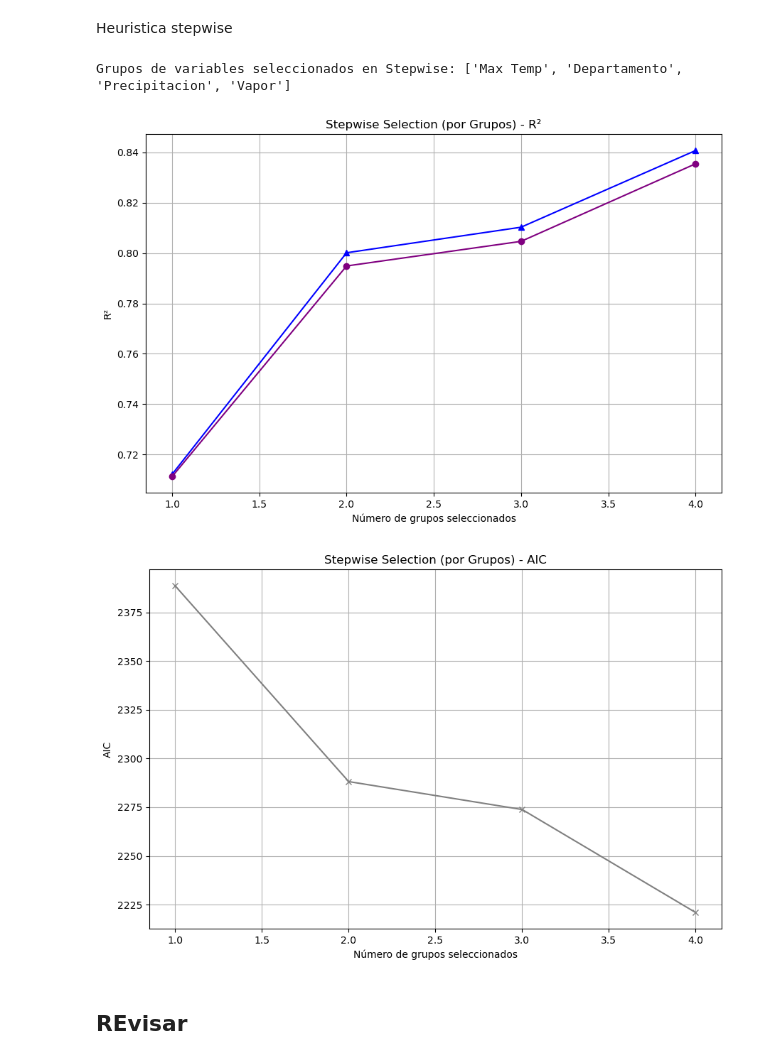
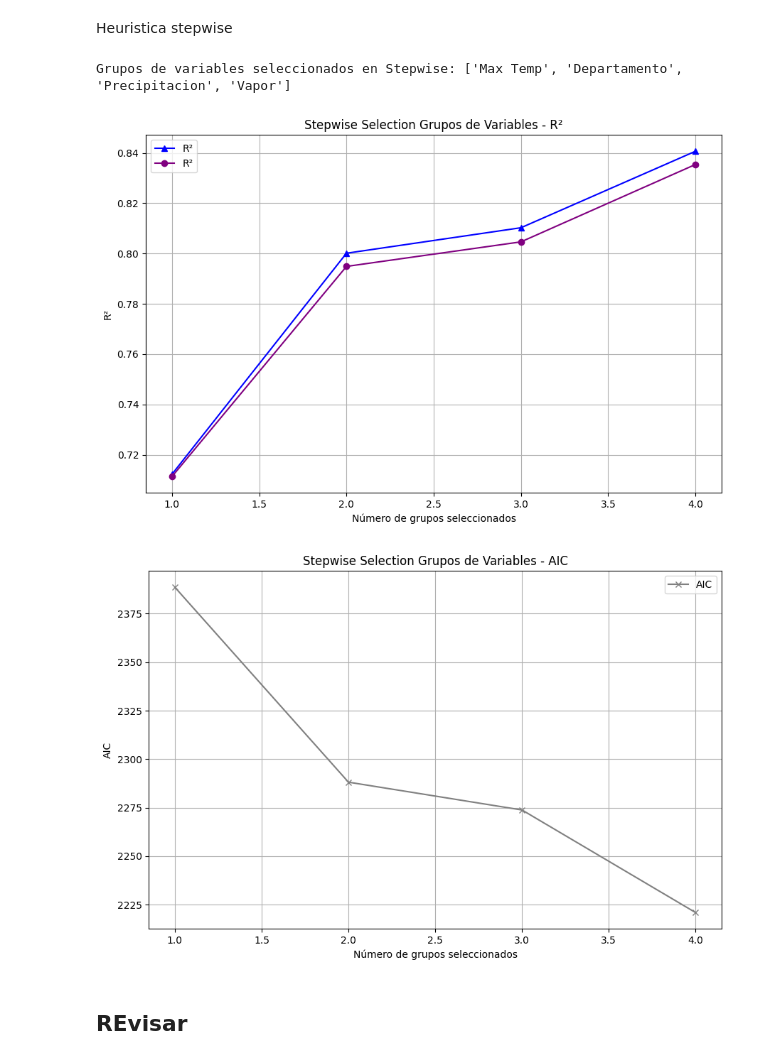
Before and after one commit to salvarezg0911/Modelos-de-prediccion-Tesis, a Jupyter notebook: Resultados/Modelos SOLO con irrigacion.ipynb, the cells around one changed output. Saved outputs shown, nothing was run; the diff lists cells and outputs as text; code cells hidden in the pictures.

```diff
--- a/Resultados/Modelos SOLO con irrigacion.ipynb
+++ b/Resultados/Modelos SOLO con irrigacion.ipynb
@@ -674,36 +678,38 @@ while True:
         adj_r2_list.append(worst_model.rsquared_adj)
         aic_list.append(worst_model.aic)
         num_vars.append(len(included))
 
     if not changed:
         break
 
 # --- Resultados finales ---
 print("Grupos de variables seleccionados en Stepwise:", included)
 
 # --- Graficar evolución ---
 plt.figure(figsize=(9, 6))
 plt.plot(num_vars, r2_list, marker='^', linestyle='-', label="R²", color='blue')
 plt.plot(num_vars, adj_r2_list, marker='o', linestyle='-', label="R²", color='purple')
 plt.xlabel("Número de grupos seleccionados")
 plt.ylabel("R²")
-plt.title("Stepwise Selection (por Grupos) - R²")
+plt.title("Stepwise Selection Grupos de Variables - R²")
 plt.grid(True)
+plt.legend()
 plt.tight_layout()
 plt.show()
 
 # AIC
 plt.figure(figsize=(9, 6))
 plt.plot(num_vars, aic_list, marker='x', linestyle='-', label="AIC", color='gray')
 plt.xlabel("Número de grupos seleccionados")
 plt.ylabel("AIC")
-plt.title("Stepwise Selection (por Grupos) - AIC")
+plt.title("Stepwise Selection Grupos de Variables - AIC")
 plt.grid(True)
+plt.legend()
 plt.tight_layout()
 plt.show()
 # %% [output]
 Grupos de variables seleccionados en Stepwise: ['Max Temp', 'Departamento', 'Precipitacion', 'Vapor']
-[figure, old version]
+[figure, new version]
-[figure, old version]
+[figure, new version]
 # %% [markdown]
 ## REvisar
```
Also changed, not shown: parts of 19 cells of this notebook, 1 other file.
